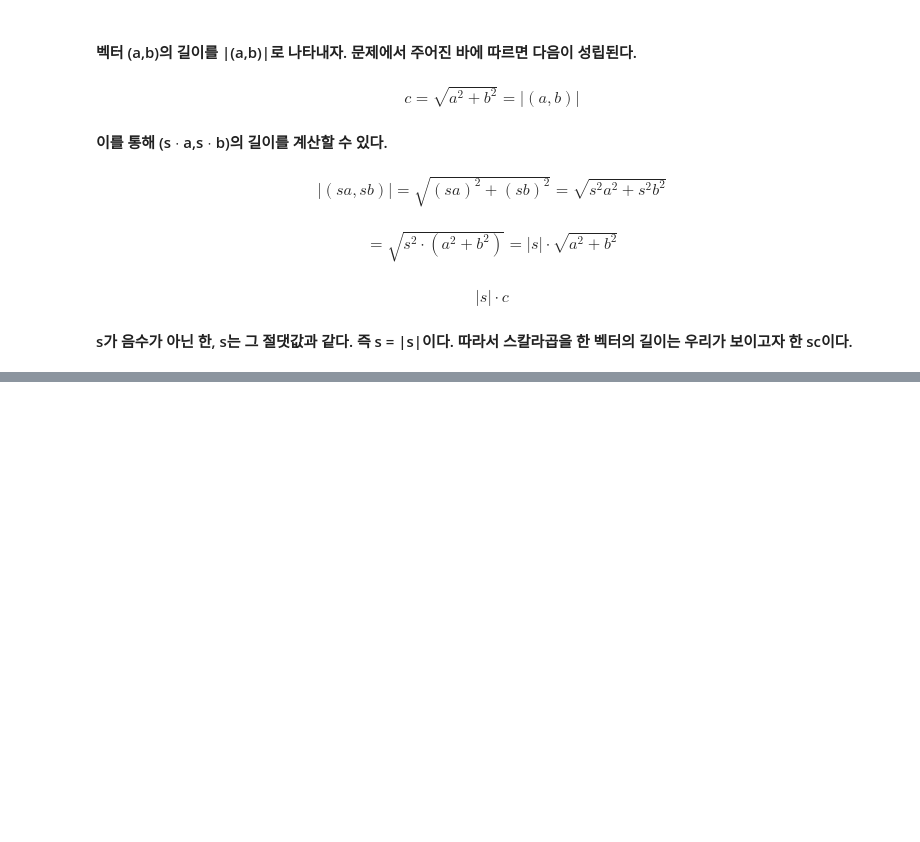
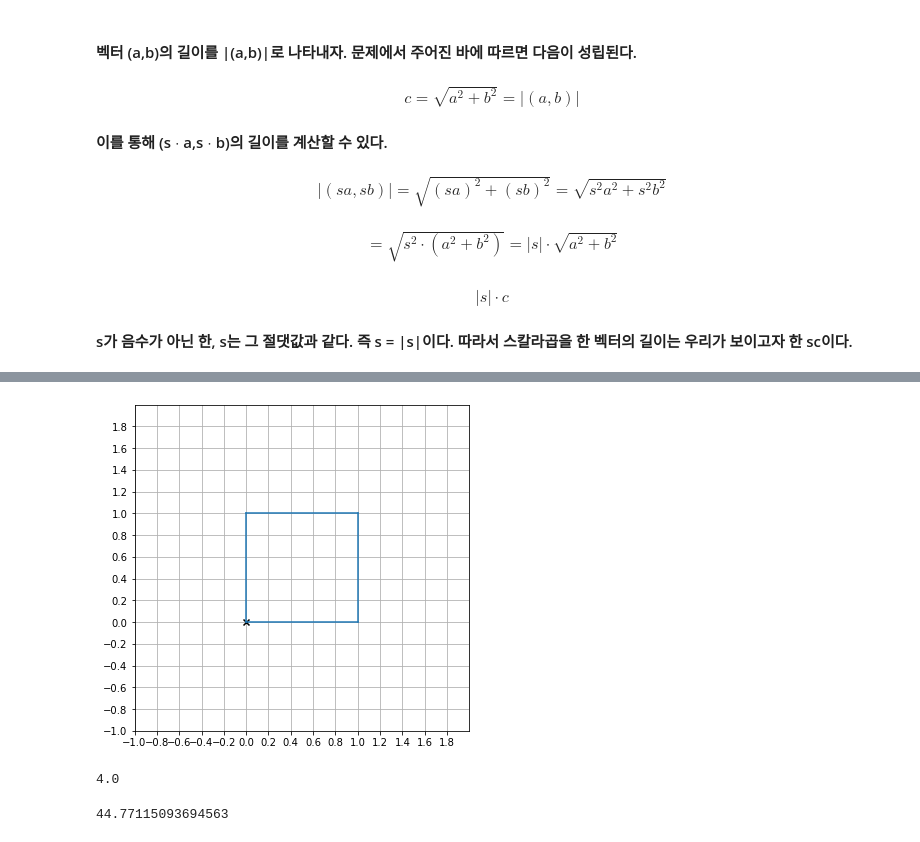
Before and after one commit to lhk6565/Math-for-Programmers, a Jupyter notebook: Part 1/Chapter 02/Chapter 02 Walkthrough.ipynb, the cells around one changed output, grey strips where cells are left out. Saved outputs shown, nothing was run; the diff lists cells and outputs as text; code cells hidden in the pictures; blank space fills up the shorter version.

```diff
--- a/Part 1/Chapter 02/Chapter 02 Walkthrough.ipynb
+++ b/Part 1/Chapter 02/Chapter 02 Walkthrough.ipynb
@@ -220,0 +285,13 @@ def scale(s,v):
+# %%
+square = [(1,0),(1,1),(0,1),(0,0)]
+draw(Polygon(*square), grid=(0.2,0.2), axes=None)
+# %% [output]
+[figure, added]
+# %%
+perimeter(square)
+# %% [output]
+4.0
+# %%
+perimeter(dino_vectors)
+# %% [output]
+44.77115093694563
```
Also changed, not shown: parts of 17 cells of this notebook.
